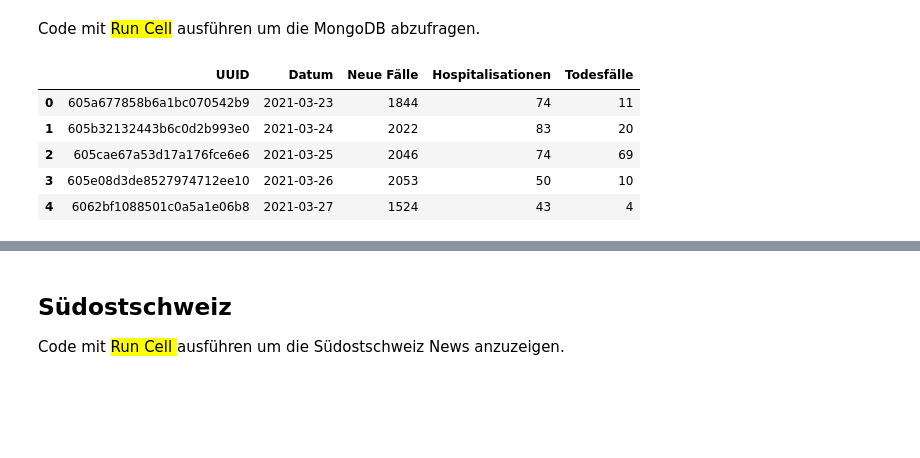
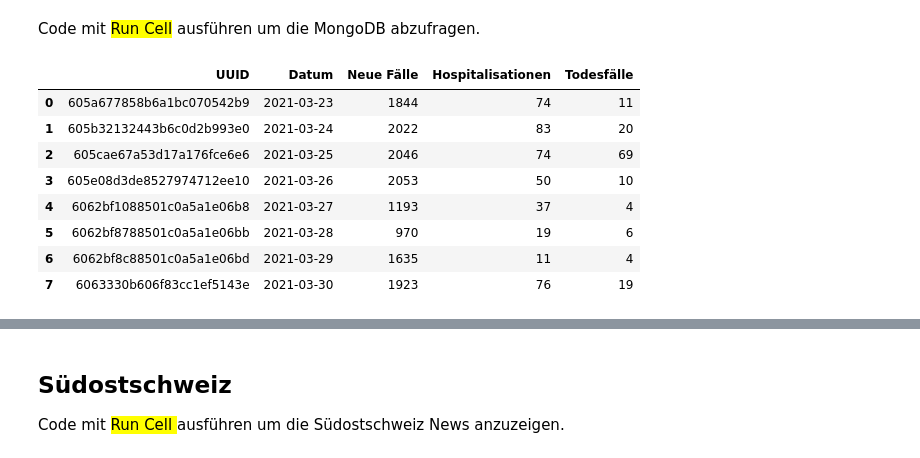
Before and after one commit to tinuwalther/Jupyter-Notebooks, a Jupyter notebook: python/News-Reader.ipynb, the cells around one changed output, grey strips where cells are left out. Cells and saved outputs as stored; diff of their text form; code cells hidden in the pictures; blank space fills up the shorter version.

```diff
--- a/python/News-Reader.ipynb
+++ b/python/News-Reader.ipynb
@@ -265,35 +285,38 @@ def get_collection(connectionstring, database, collection):
     mongo_col    = mongo_db[collection]
     mongo_client.close()
     return mongo_col.find()
 
 
 import pandas as pd
 import matplotlib
 import datetime
 
 result = []
 credentials = input('user:password')
 connectionstring = "mongodb+srv://"+credentials+"@cluster0.epl3x.mongodb.net/?retryWrites=true&w=majority"
 for doc in get_collection(connectionstring, 'JupyterNB', 'Covid19'):
     thisdict = {
             'UUID'              : doc['_id'],
             'Datum'             : datetime.datetime.strptime(doc['Datum'], '%d.%m.%Y'),
             'Neue Fälle'        : int(doc['Neue Fälle']),
             'Hospitalisationen' : int(doc['Hospitalisationen']),
             'Todesfälle'        : int(doc['Todesfälle']),
     }
     result.append(thisdict)
 
 # create a data frame set
 df = pd.DataFrame(result)
-df.head()
+df
 # %% [output]
 |  | UUID | Datum | Neue Fälle | Hospitalisationen | Todesfälle |
 | 0 | 605a677858b6a1bc070542b9 | 2021-03-23 | 1844 | 74 | 11 |
 | 1 | 605b32132443b6c0d2b993e0 | 2021-03-24 | 2022 | 83 | 20 |
 | 2 | 605cae67a53d17a176fce6e6 | 2021-03-25 | 2046 | 74 | 69 |
 | 3 | 605e08d3de8527974712ee10 | 2021-03-26 | 2053 | 50 | 10 |
-| 4 | 6062bf1088501c0a5a1e06b8 | 2021-03-27 | 1524 | 43 | 4 |
+| 4 | 6062bf1088501c0a5a1e06b8 | 2021-03-27 | 1193 | 37 | 4 |
+| 5 | 6062bf8788501c0a5a1e06bb | 2021-03-28 | 970 | 19 | 6 |
+| 6 | 6062bf8c88501c0a5a1e06bd | 2021-03-29 | 1635 | 11 | 4 |
+| 7 | 6063330b606f83cc1ef5143e | 2021-03-30 | 1923 | 76 | 19 |
 # %%
 # Out charts
 df = pd.DataFrame(result)
```
Also changed, not shown: parts of 3 cells of this notebook.
